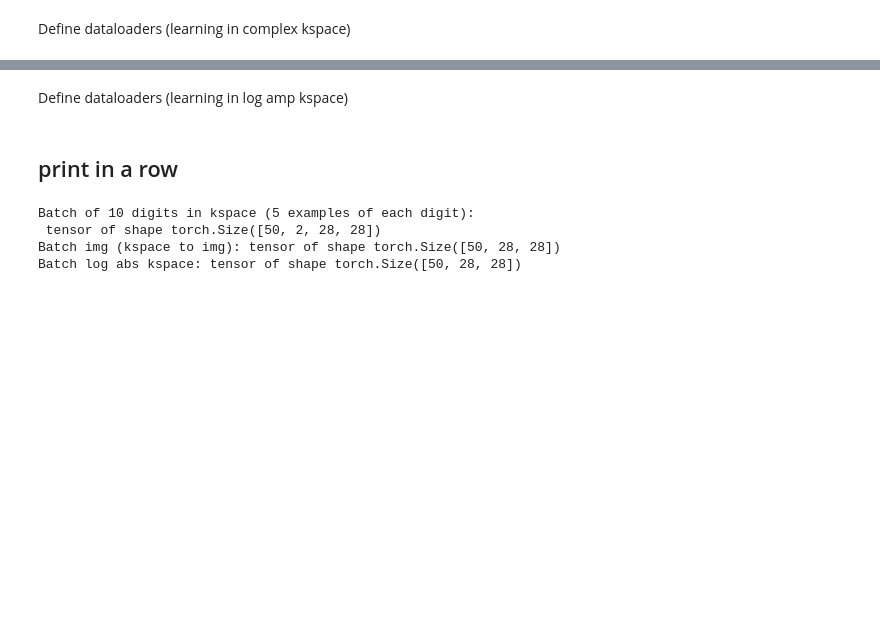
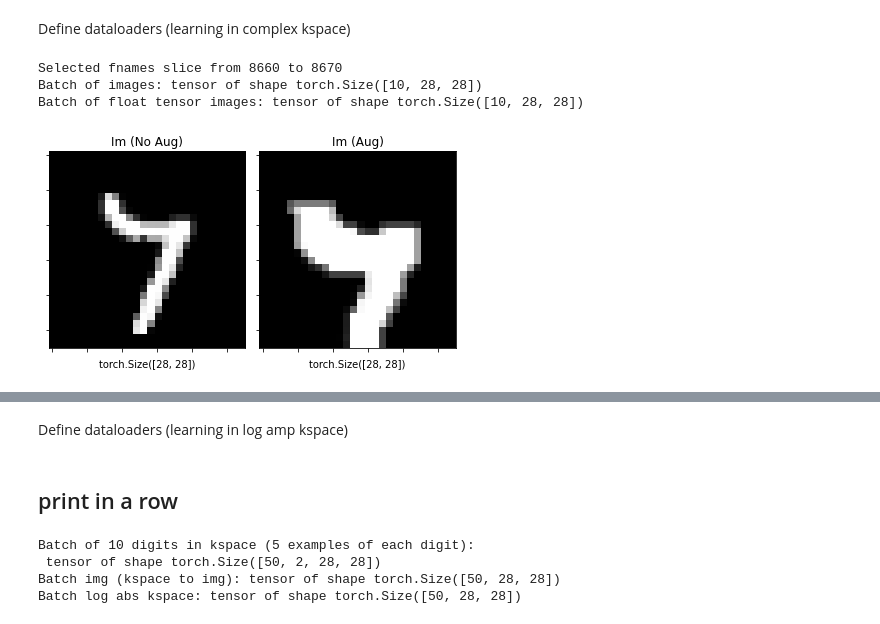
Before and after one commit to RGologorsky/fastmri, a Jupyter notebook: 05_kspace_classifier_real_mnist.ipynb, the cells around one changed output, grey strips where cells are left out. Cells and saved outputs as stored; diff of their text form; code cells hidden in the pictures; blank space fills up the shorter version.

```diff
--- a/05_kspace_classifier_real_mnist.ipynb
+++ b/05_kspace_classifier_real_mnist.ipynb
@@ -182,3 +261,42 @@ k_dls = dsets.dataloaders(
           after_batch = k_batch_tfms,
           bs=bs,
           num_workers = num_workers).cuda()
+# %%
+# select random slice of fnames
+rand_idx = np.random.randint(0, len(fnames)-10)
+bslice = slice(rand_idx,rand_idx+10)
+print(f"Selected fnames slice from {rand_idx} to {rand_idx + 10}")
+
+# get batch of images/labels
+xb = [PILImageBW.create(fn) for fn in fnames[bslice]]
+yb = [parent_label(fn) for fn in fnames[bslice]]
+
+
+# im2tensor
+t_xb = torch.stack(tuple(apply(x, TensorTfms.im2arr) for x in xb), dim=0)
+print(f"Batch of images: tensor of shape {t_xb.shape}")
+
+# apply image augmentations
+aug_t_xb = TensorImage(torch.stack(tuple(apply(x, im2float_tensor) for x in xb), dim=0))
+print(f"Batch of float tensor images: tensor of shape {aug_t_xb.shape}")
+
+# add channel eaxis
+aug_t_xb = aug_t_xb.unsqueeze(1)
+
+# apply augs
+#t = aug_im_tfms[0]
+#aug_t_xb = t(aug_t_xb, split_idx=0)
+
+for t in aug_im_tfms: aug_t_xb = t(aug_t_xb, split_idx=0)
+
+# remove channel axis
+aug_t_xb = aug_t_xb.squeeze()
+
+# plot imgs
+i = np.random.randint(0,10)
+plot([t_xb[i], aug_t_xb[i]], titles=["Im (No Aug)", "Im (Aug)"])
+# %% [output]
+Selected fnames slice from 8660 to 8670
+Batch of images: tensor of shape torch.Size([10, 28, 28])
+Batch of float tensor images: tensor of shape torch.Size([10, 28, 28])
+[figure, added]
```
Also changed, not shown: parts of 23 cells of this notebook, 2 other files.
